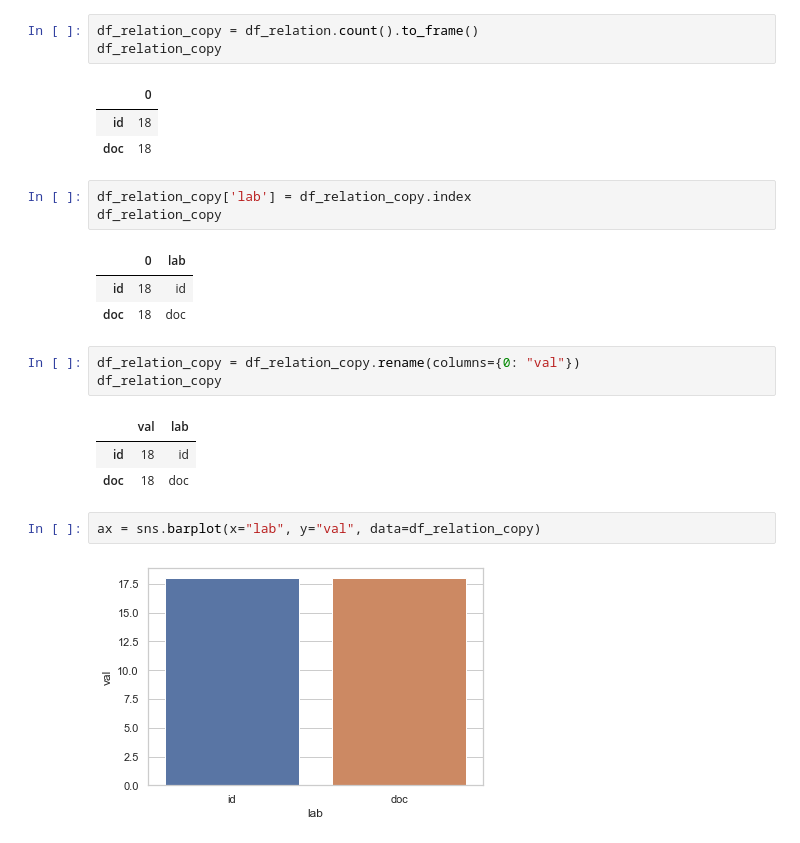
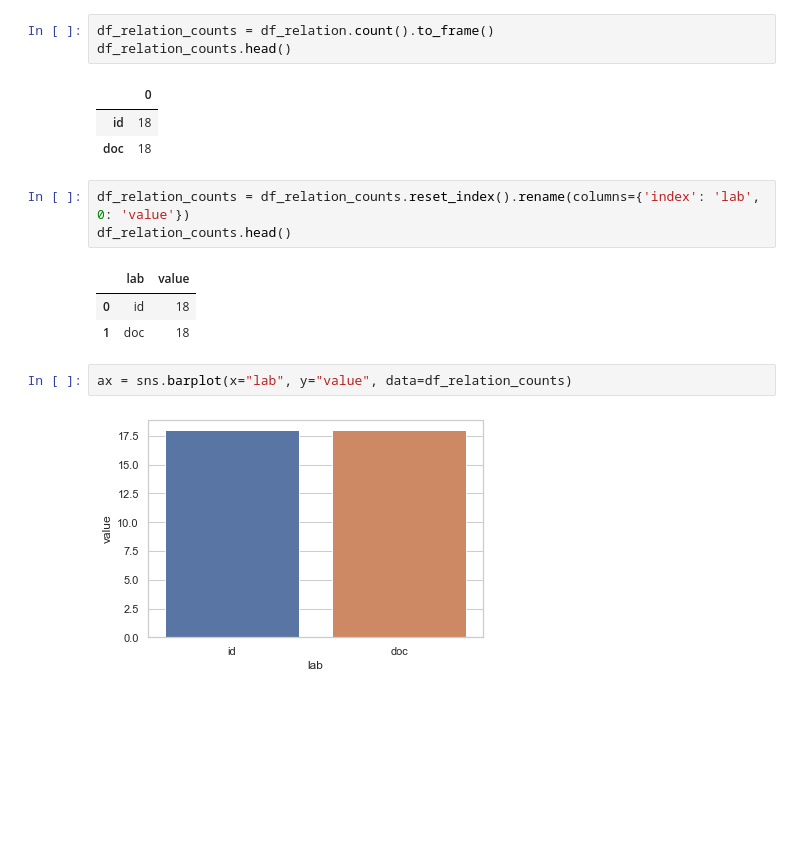
Before and after one commit to xhosaBoy/hyper-neural-tensorfactorisation, a Jupyter notebook: notebooks/WN18.ipynb, the cells around one changed output. Saved outputs shown, nothing was run; the diff lists cells and outputs as text; blank space fills up the shorter version.

```diff
--- a/notebooks/WN18.ipynb
+++ b/notebooks/WN18.ipynb
@@ -147,25 +116,18 @@ df_relation
 # %%
-df_relation_copy = df_relation.count().to_frame()
-df_relation_copy
+df_relation_counts = df_relation.count().to_frame()
+df_relation_counts.head()
 # %% [output]
 |  | 0 |
 | id | 18 |
 | doc | 18 |
-# %%
-df_relation_copy['lab'] = df_relation_copy.index
-df_relation_copy
-# %% [output]
-|  | 0 | lab |
-| id | 18 | id |
-| doc | 18 | doc |
-# %%
-df_relation_copy = df_relation_copy.rename(columns={0: "val"})
-df_relation_copy
-# %% [output]
-|  | val | lab |
-| id | 18 | id |
-| doc | 18 | doc |
+# %%
+df_relation_counts = df_relation_counts.reset_index().rename(columns={'index': 'lab', 0: 'value'})
+df_relation_counts.head()
+# %% [output]
+|  | lab | value |
+| 0 | id | 18 |
+| 1 | doc | 18 |
 # %%
-ax = sns.barplot(x="lab", y="val", data=df_relation_copy)
+ax = sns.barplot(x="lab", y="value", data=df_relation_counts)
 # %% [output]
-[figure, old version]
+[figure, new version]
```
Also changed, not shown: parts of 20 cells of this notebook, 1 other file.
